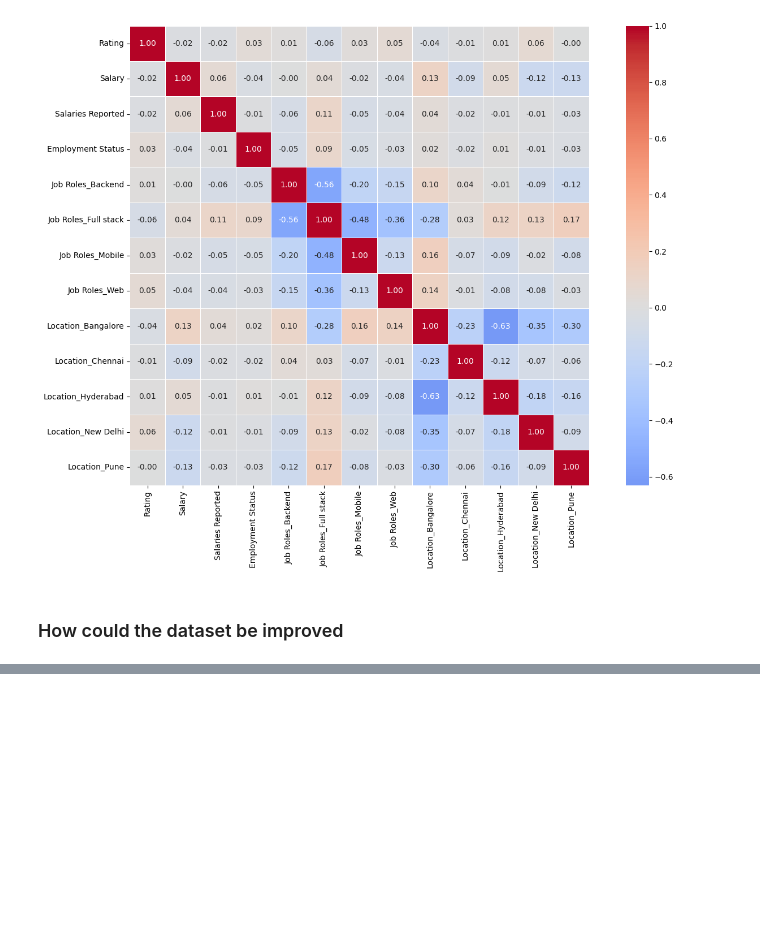
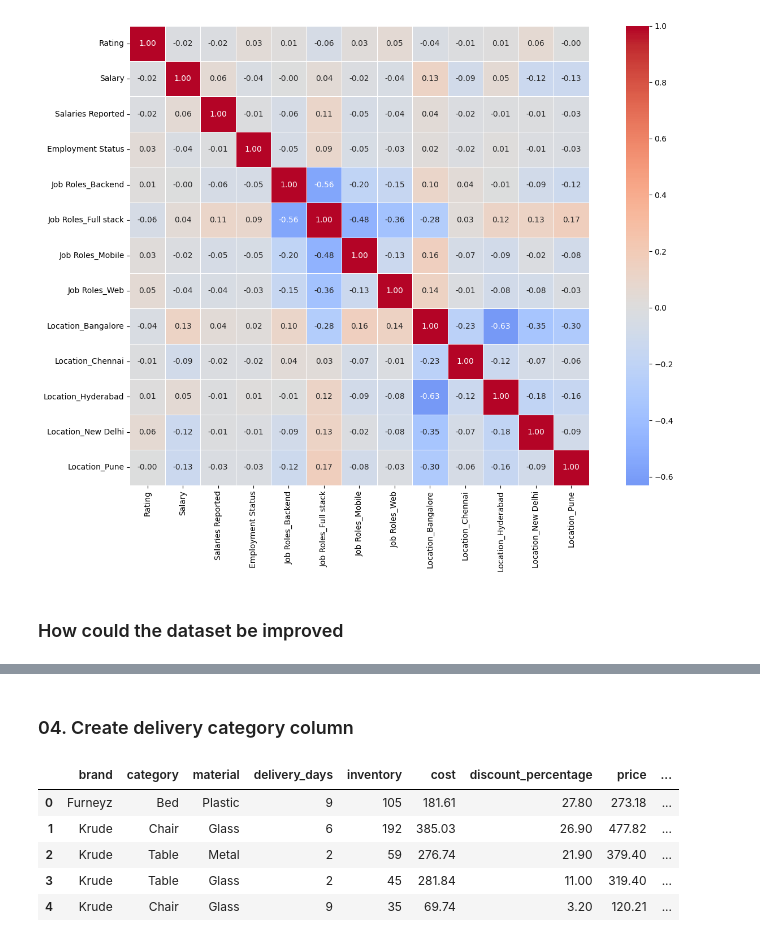
Before and after one commit to savinduthathsara-design/dataanalyticsexercises, a Jupyter notebook: Exercisesset02.ipynb, the cells around one changed output, grey strips where cells are left out. Saved outputs shown, nothing was run; the diff lists cells and outputs as text; code cells hidden in the pictures; blank space fills up the shorter version.

Commit message:
Advance exercises added

```diff
--- a/Exercisesset02.ipynb
+++ b/Exercisesset02.ipynb
@@ -742,0 +747,5 @@ plt.tight_layout()
+# %%
+# load the dataset
+df = pd.read_csv("exercises2_datafiles/furniture.csv")
+
+df.head()
@@ -742,0 +761,6 @@ plt.tight_layout()
+# %%
+duplicates = df.duplicated().sum()
+print(f"Number of duplicate rows: {duplicates}")
+df = df.drop_duplicates()
+
+df.shape
@@ -742,0 +789,15 @@ plt.tight_layout()
+# %%
+# I used AI to figure out how to approch to this problem and how to filter NaN values
+# and input the values we create
+
+# profit multiplier (price / cost) per category
+category_multiplier = (df["price"] / df["cost"])
+category_multiplier = category_multiplier.groupby(df['category']).mean()
+
+# Fill NaN prices using formula (cost * category multiplier)
+formula = df["cost"] * df["category"].map(category_multiplier)
+df['price'] = df['price'].fillna(formula)
+
+print("profit multiplier per category:")
+print(category_multiplier.round(3))
+print(f"\nNaN values in price after multiplier imputation: {df["price"].isnull().sum()}")
@@ -742,0 +815,22 @@ plt.tight_layout()
+# %% [markdown]
+### 04. Create delivery category column
+# %%
+# create the function
+def categorize_delivery(days):
+    if days < 4:
+        return "quick"
+    elif days <= 7:
+        return "normal"
+    else:
+        return "slow"
+
+df["delivery_category"] = df["delivery_days"].apply(categorize_delivery)
+
+df.head()
+# %% [output]
+|  | brand | category | material | delivery_days | inventory | cost | discount_percentage | price | ... |
+| 0 | Furneyz | Bed | Plastic | 9 | 105 | 181.61 | 27.80 | 273.18 | ... |
+| 1 | Krude | Chair | Glass | 6 | 192 | 385.03 | 26.90 | 477.82 | ... |
+| 2 | Krude | Table | Metal | 2 | 59 | 276.74 | 21.90 | 379.40 | ... |
+| 3 | Krude | Table | Glass | 2 | 45 | 281.84 | 11.00 | 319.40 | ... |
+| 4 | Krude | Chair | Glass | 9 | 35 | 69.74 | 3.20 | 120.21 | ... |
```
Also changed, not shown: parts of 27 cells of this notebook, 1 other file.
